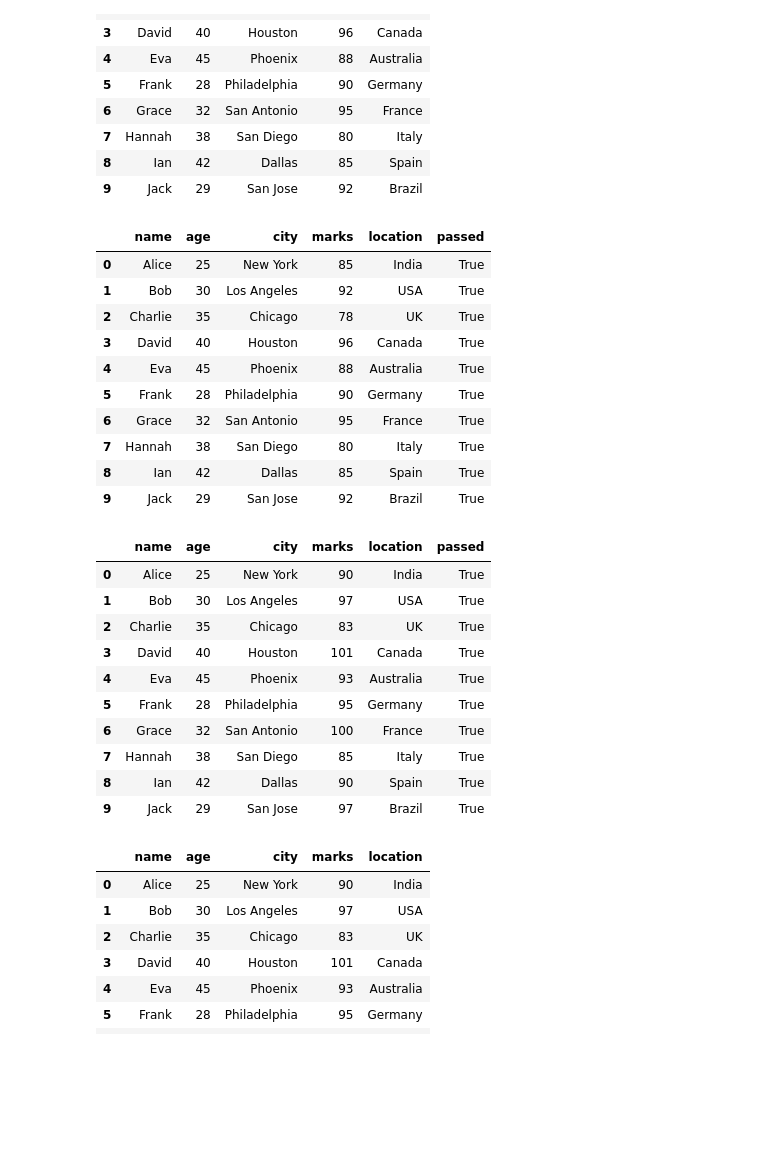
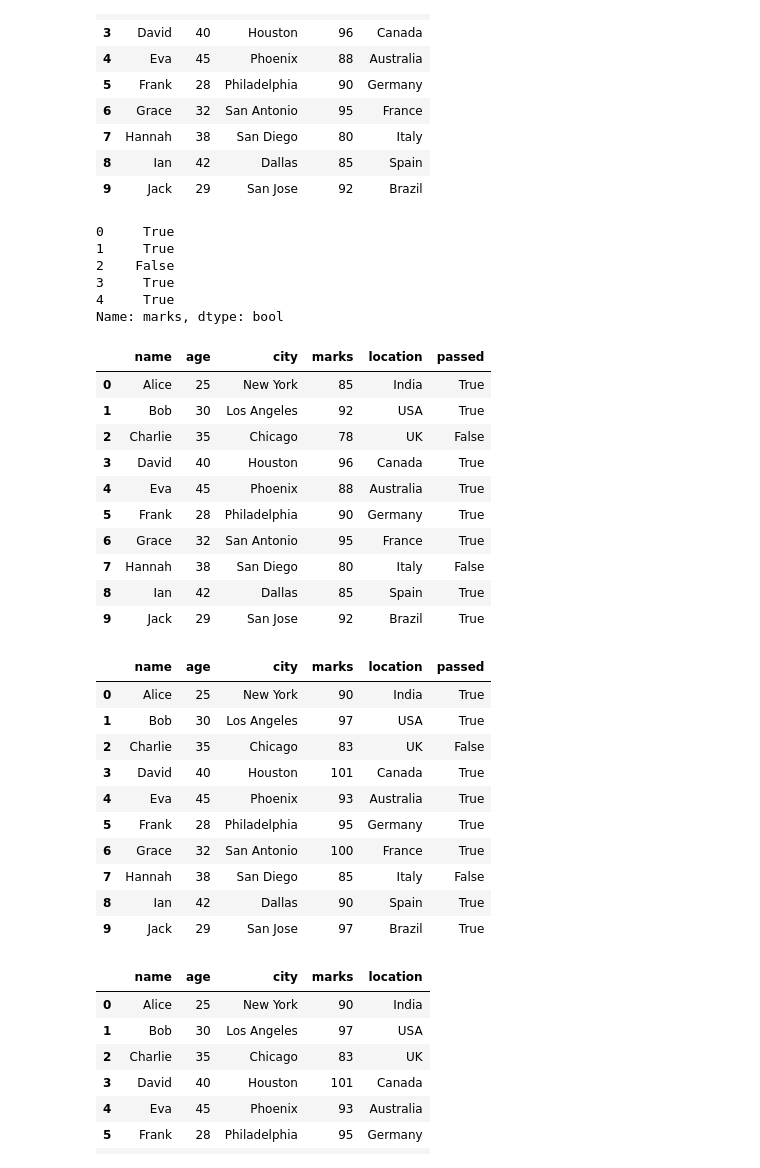
Before and after one commit to 23f2005522/MLP, a Jupyter notebook: LiveSession_2025_May_Term/week1/MLP_liveSession_Week1.ipynb, the cells around one changed output. Drawn from its saved outputs; the diff is of its cells as text; code cells hidden in the pictures; blank space fills up the shorter version.

```diff
--- a/LiveSession_2025_May_Term/week1/MLP_liveSession_Week1.ipynb
+++ b/LiveSession_2025_May_Term/week1/MLP_liveSession_Week1.ipynb
@@ -1088,3 +1349,7 @@ student_df.select_dtypes(include=['object'])
 | 7 | Hannah | San Diego |
 | 8 | Ian | Dallas |
 | 9 | Jack | San Jose |
+# %%
+#  change the data type of a column in a pandas DataFrame or a series using the `astype()` method. This method allows you to convert the data type of a column to a different type, such as from integer to float, or from string to datetime.
+
+student_df["marks"] = student_df["marks"].astype('float')
@@ -1160,18 +1459,26 @@ student_copy_df
 | 8 | Ian | 42 | Dallas | 85 | Spain |
 | 9 | Jack | 29 | San Jose | 92 | Brazil |
 # %%
-student_copy_df["passed"] = student_df["marks"] >= 40
-student_copy_df
+pass_fail_mask = student_df["marks"] >= 85
+display(pass_fail_mask.head())
+student_copy_df["passed"] = pass_fail_mask
+display(student_copy_df)
 # %% [output]
+0     True
+1     True
+2    False
+3     True
+4     True
+Name: marks, dtype: bool
 |  | name | age | city | marks | location | passed |
 | 0 | Alice | 25 | New York | 85 | India | True |
 | 1 | Bob | 30 | Los Angeles | 92 | USA | True |
-| 2 | Charlie | 35 | Chicago | 78 | UK | True |
+| 2 | Charlie | 35 | Chicago | 78 | UK | False |
 | 3 | David | 40 | Houston | 96 | Canada | True |
 | 4 | Eva | 45 | Phoenix | 88 | Australia | True |
 | 5 | Frank | 28 | Philadelphia | 90 | Germany | True |
 | 6 | Grace | 32 | San Antonio | 95 | France | True |
-| 7 | Hannah | 38 | San Diego | 80 | Italy | True |
+| 7 | Hannah | 38 | San Diego | 80 | Italy | False |
 | 8 | Ian | 42 | Dallas | 85 | Spain | True |
 | 9 | Jack | 29 | San Jose | 92 | Brazil | True |
 # %%
@@ -1182,12 +1489,12 @@ student_copy_df
 |  | name | age | city | marks | location | passed |
 | 0 | Alice | 25 | New York | 90 | India | True |
 | 1 | Bob | 30 | Los Angeles | 97 | USA | True |
-| 2 | Charlie | 35 | Chicago | 83 | UK | True |
+| 2 | Charlie | 35 | Chicago | 83 | UK | False |
 | 3 | David | 40 | Houston | 101 | Canada | True |
 | 4 | Eva | 45 | Phoenix | 93 | Australia | True |
 | 5 | Frank | 28 | Philadelphia | 95 | Germany | True |
 | 6 | Grace | 32 | San Antonio | 100 | France | True |
-| 7 | Hannah | 38 | San Diego | 85 | Italy | True |
+| 7 | Hannah | 38 | San Diego | 85 | Italy | False |
 | 8 | Ian | 42 | Dallas | 90 | Spain | True |
 | 9 | Jack | 29 | San Jose | 97 | Brazil | True |
 # %%
```
Also changed, not shown: parts of 51 cells of this notebook, 13 other files.
